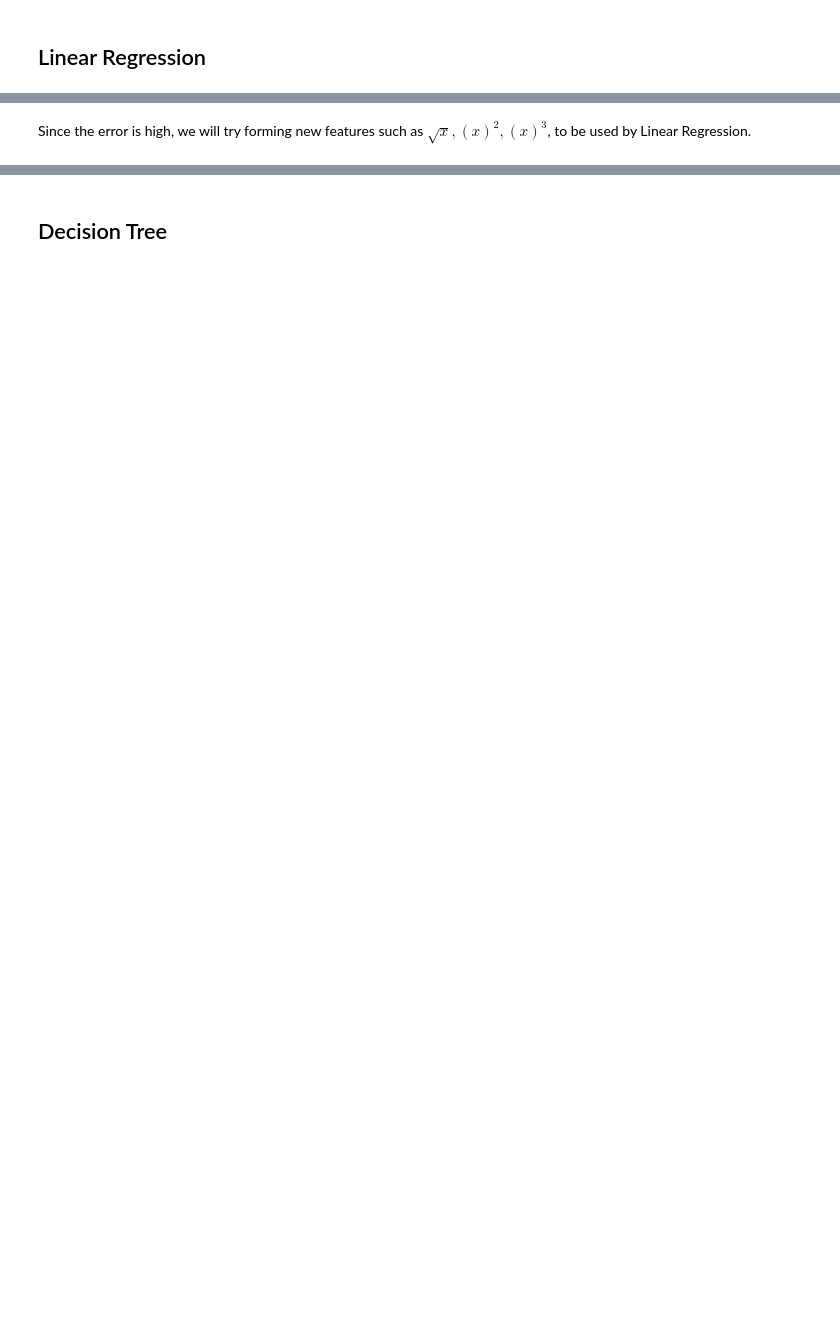
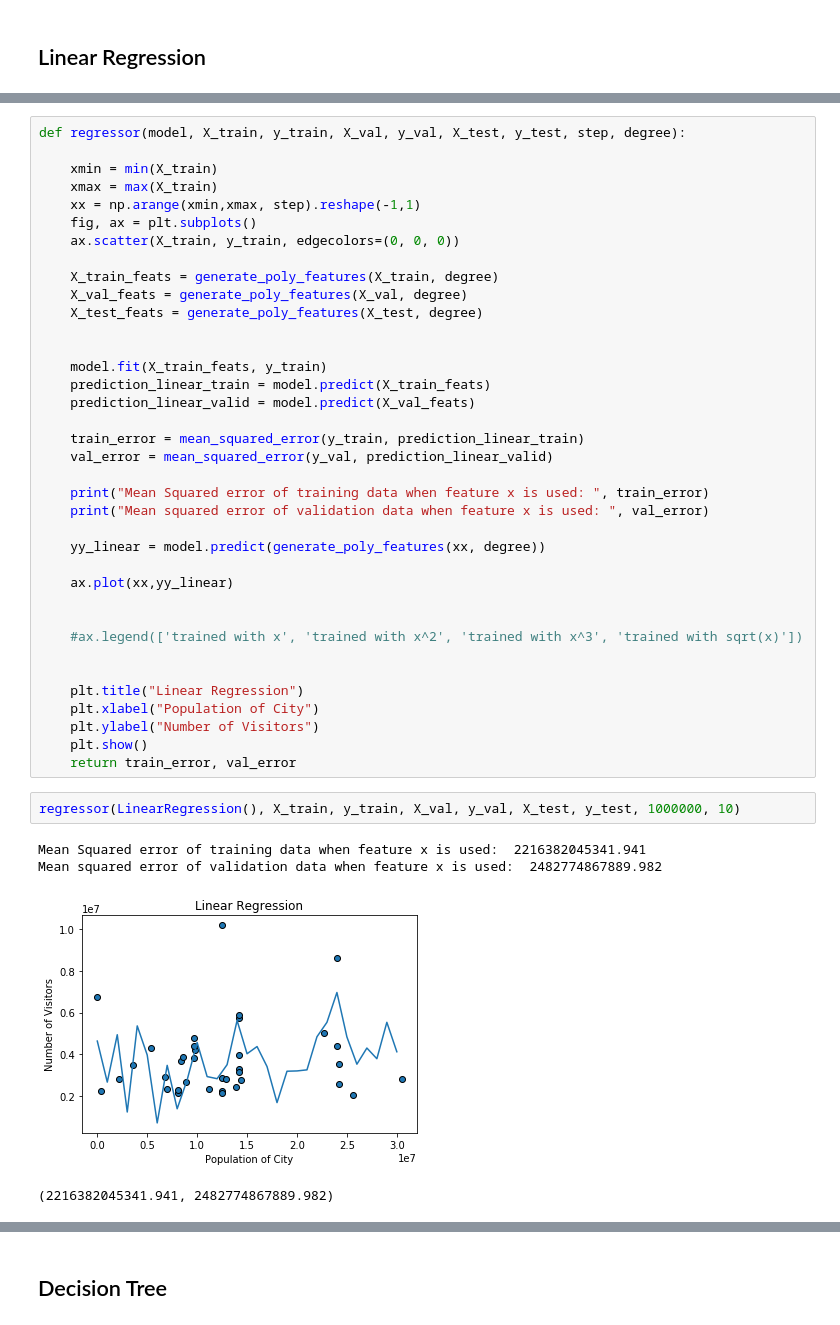
Before and after one commit to amini2nt/Ivado_musuem, a Jupyter notebook: IVADO_ML.ipynb, the cells around one changed output, grey strips where cells are left out. Drawn from its saved outputs; the diff is of its cells as text; blank space fills up the shorter version.

```diff
--- a/IVADO_ML.ipynb
+++ b/IVADO_ML.ipynb
@@ -214,2 +107,44 @@ Mean squared error of validation data when feature x is used:  1955994225902.818
-# %% [markdown]
-Since the error is high, we will try forming new features such as $\sqrt{x}, (x)^2, (x)^3$, to be used by Linear Regression.
+# %%
+def regressor(model, X_train, y_train, X_val, y_val, X_test, y_test, step, degree):
+
+    xmin = min(X_train)
+    xmax = max(X_train)
+    xx = np.arange(xmin,xmax, step).reshape(-1,1)
+    fig, ax = plt.subplots()
+    ax.scatter(X_train, y_train, edgecolors=(0, 0, 0))
+
+    X_train_feats = generate_poly_features(X_train, degree)
+    X_val_feats = generate_poly_features(X_val, degree)
+    X_test_feats = generate_poly_features(X_test, degree)
+
+
+    model.fit(X_train_feats, y_train)
+    prediction_linear_train = model.predict(X_train_feats)
+    prediction_linear_valid = model.predict(X_val_feats)
+
+    train_error = mean_squared_error(y_train, prediction_linear_train)
+    val_error = mean_squared_error(y_val, prediction_linear_valid)
+
+    print("Mean Squared error of training data when feature x is used: ", train_error)
+    print("Mean squared error of validation data when feature x is used: ", val_error)
+
+    yy_linear = model.predict(generate_poly_features(xx, degree))
+
+    ax.plot(xx,yy_linear)
+
+
+    #ax.legend(['trained with x', 'trained with x^2', 'trained with x^3', 'trained with sqrt(x)'])
+
+
+    plt.title("Linear Regression")
+    plt.xlabel("Population of City")
+    plt.ylabel("Number of Visitors")
+    plt.show()
+    return train_error, val_error
+# %%
+regressor(LinearRegression(), X_train, y_train, X_val, y_val, X_test, y_test, 1000000, 10)
+# %% [output]
+Mean Squared error of training data when feature x is used:  2216382045341.941
+Mean squared error of validation data when feature x is used:  2482774867889.982
+[figure, added]
+(2216382045341.941, 2482774867889.982)
```
Also changed, not shown: parts of 16 cells of this notebook.
